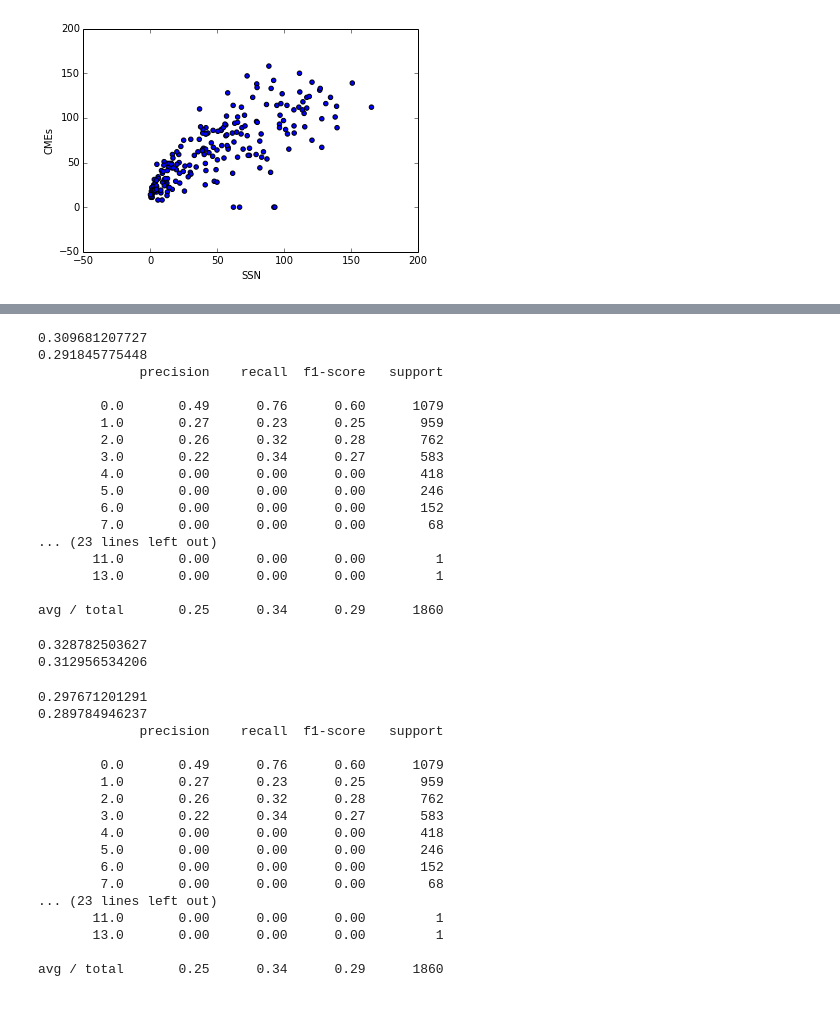
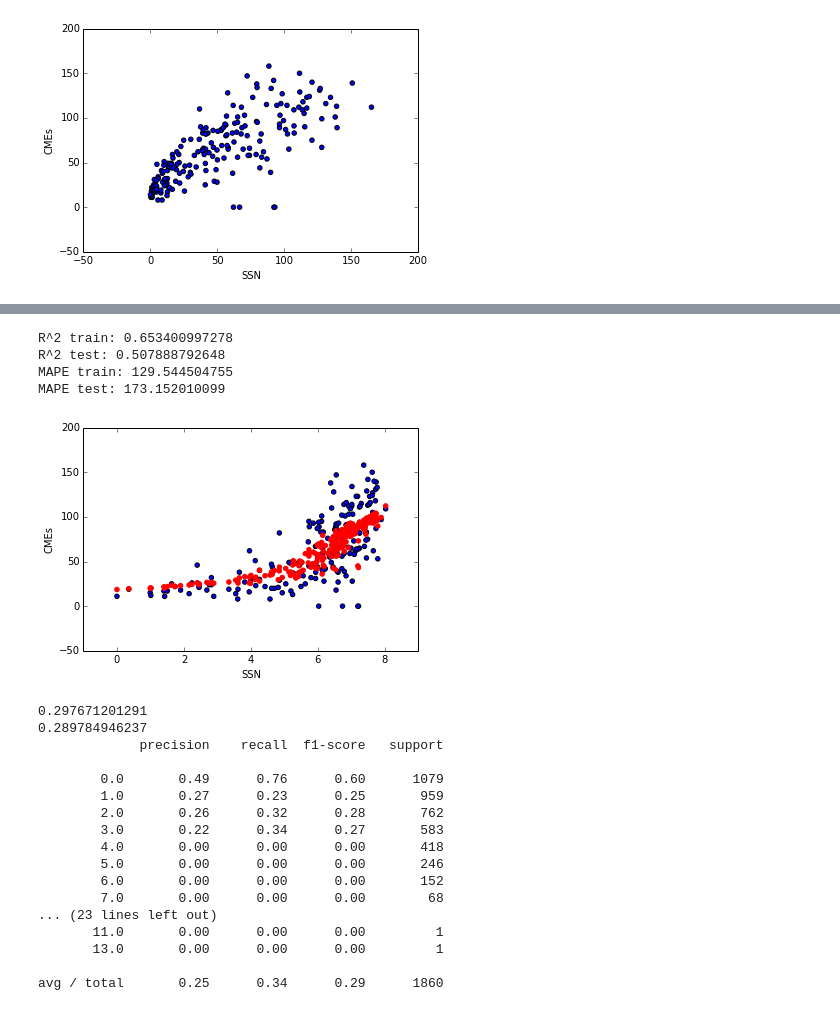
Before and after one commit to dinob0t/ga_project_final, a Jupyter notebook: cmes.ipynb, the cells around one changed output, grey strips where cells are left out. Drawn from its saved outputs; the diff is of its cells as text; code cells hidden in the pictures.

```diff
--- a/cmes.ipynb
+++ b/cmes.ipynb
@@ -415,7 +415,8 @@ elif cme_catalogue == 'lasco':
 # Rolling average over
 roll_avg = 1
 df_merge['roll'] = df_merge.index/roll_avg
-group_ymd = df_merge.groupby(['year','month','day'])
+group_ymd = df_merge.groupby(['year','month'])
+# group_ymd = df_merge.groupby(['year','month','day'])
 df_classify = pd.DataFrame()
 df_classify['ssn'] = np.log(1 + group_ymd['ssn'].mean().values)
 df_classify['Total_area'] = np.log(1 + group_ymd['Total_area'].mean().values)
@@ -468,5 +469,5 @@ from sklearn.cross_validation import cross_val_score
 from sklearn.cross_validation import train_test_split
 from sklearn.preprocessing import scale
 
-X_split1, X_split2, y_split1, y_split2 = train_test_split(training_X, training_y, test_size=0.30, random_state = 30)
+X_split1, X_split2, y_split1, y_split2 = train_test_split(training_X, training_y, test_size=0.25, random_state = 30)
 # %% [output]
@@ -515,55 +518,54 @@ plt.show()
 # %%
-from sklearn.ensemble import BaggingRegressor
-BC = BaggingRegressor(n_estimators =100, max_samples=75)
-BC.fit(X_split1,y_split1)
-y_predict1 = RF.predict(X_split1)
-y_predict2 = RF.predict(X_split2)
-print BC.score(X_split1,y_split1)
-print BC.score(X_split2,y_split2)
-metrics.classification_report(y_split1, y_predict1)
-print metrics.classification_report(y_split1, y_predict1)
-print metrics.classification_report(y_split2, y_predict2)
+# from sklearn.ensemble import BaggingRegressor
+# BC = BaggingRegressor(n_estimators =100, max_samples=75)
+# BC.fit(X_split1,y_split1)
+# y_predict1 = RF.predict(X_split1)
+# y_predict2 = RF.predict(X_split2)
+# print BC.score(X_split1,y_split1)
+# print BC.score(X_split2,y_split2)
+# metrics.classification_report(y_split1, y_predict1)
+# print metrics.classification_report(y_split1, y_predict1)
+# print metrics.classification_report(y_split2, y_predict2)
-# %% [output]
-0.309681207727
-0.291845775448
-             precision    recall  f1-score   support
-
-        0.0       0.49      0.76      0.60      1079
-        1.0       0.27      0.23      0.25       959
-        2.0       0.26      0.32      0.28       762
-        3.0       0.22      0.34      0.27       583
-        4.0       0.00      0.00      0.00       418
-        5.0       0.00      0.00      0.00       246
-        6.0       0.00      0.00      0.00       152
-        7.0       0.00      0.00      0.00        68
-... (23 lines left out)
-       11.0       0.00      0.00      0.00         1
-       13.0       0.00      0.00      0.00         1
-
-avg / total       0.25      0.34      0.29      1860
 # %%
 # plt.scatter(training_X[:,1], training_y)
 # predict_all = BC.predict(training_X)
 # plt.hold
 # plt.scatter(training_X[:,1],predict_all,color='r')
 # plt.show()
+# %%
+def mean_absolute_percentage_error(y_true, y_pred):
+    y_true[y_true==0] = 1
+    return np.mean(np.abs((y_true - y_pred) / y_true)) * 100
 # %%
 from sklearn import linear_model
 from sklearn.pipeline import Pipeline
 from sklearn.preprocessing import PolynomialFeatures
-LR = linear_model.Ridge(normalize=True, alpha=10)
+
+LR = linear_model.Ridge(normalize=True, alpha=100)
 degree = 2
 polynomial_features = PolynomialFeatures(degree=degree,include_bias=True)
 pipeline = Pipeline([("polynomial_features", polynomial_features),
     ("classifier", LR)])
 pipeline.fit(X_split1, y_split1)
 y_predict1 = pipeline.predict(X_split1)
 y_predict2 = pipeline.predict(X_split2)
-print pipeline.score(X_split1,y_split1)
-print pipeline.score(X_split2,y_split2)
+print  'R^2 train: ' + str(pipeline.score(X_split1,y_split1))
+print  'R^2 test: ' + str(pipeline.score(X_split2,y_split2))
+print 'MAPE train: ' + str(mean_absolute_percentage_error(y_split1,y_predict1))
+print 'MAPE test: ' + str(mean_absolute_percentage_error(y_split2,y_predict2))
+plt.scatter(training_X[:,1], training_y)
+predict_all = pipeline.predict(training_X)
+plt.hold
+plt.scatter(training_X[:,1],predict_all,color='r')
+plt.xlabel('SSN')
+plt.ylabel('CMEs')
+plt.show()
 # %% [output]
-0.328782503627
-0.312956534206
+R^2 train: 0.653400997278
+R^2 test: 0.507888792648
+MAPE train: 129.544504755
+MAPE test: 173.152010099
+[figure, added]
 # %%
 # plt.scatter(training_X[:,1], training_y)
 # predict_all = Pipeline.predict(training_X)
```
Also changed, not shown: parts of 2 cells of this notebook, 39 other files.
